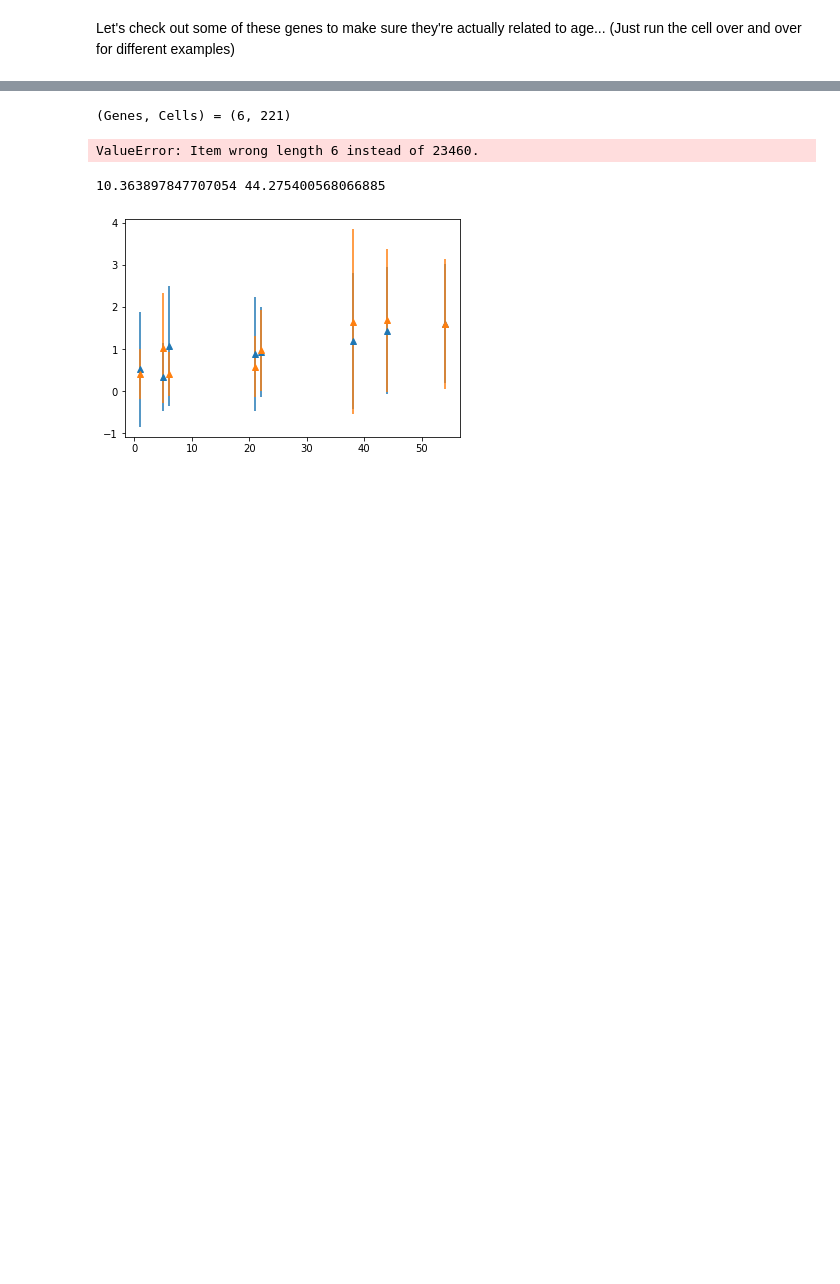
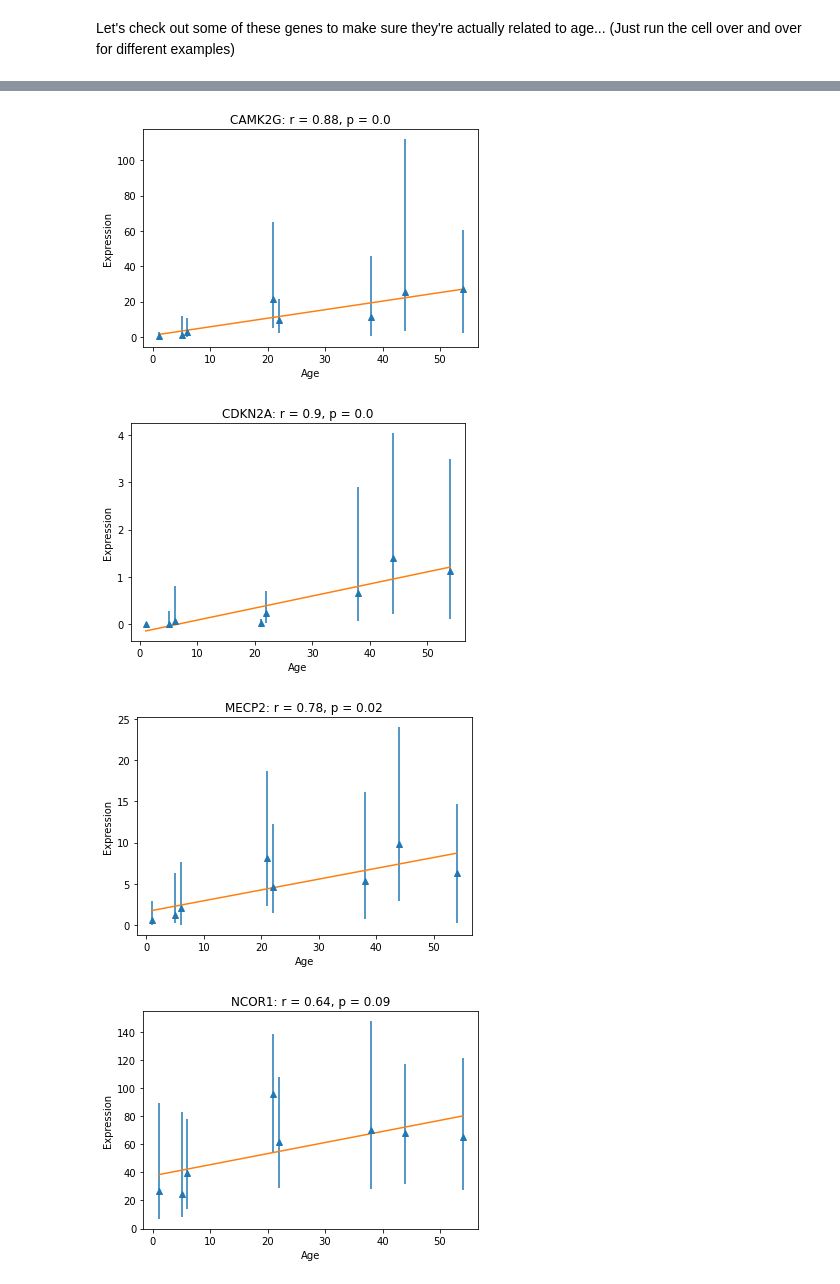
Before and after one commit to RARARARARARARARARARARARA/RNAseqAnalysis, a Jupyter notebook: ProcessingV0.ipynb, the cells around one changed output, grey strips where cells are left out. Drawn from its saved outputs; the diff is of its cells as text; code cells hidden in the pictures; blank space fills up the shorter version.

```diff
--- a/ProcessingV0.ipynb
+++ b/ProcessingV0.ipynb
@@ -205,10 +186,9 @@ This section will look for the subset of genes that are enriched in multiple pat
 # %%
 data = pd.read_csv('ReactomeDataV0.csv')
-targets = set(pd.read_csv('TargetGenesV0.txt',header=None)[0])
 
 gene2path = { i : [] for i in genes}
 for i , j , fdr in zip(data['Submitted entities found'],data['Pathway name'],data['Entities FDR']):
-    if fdr < 0.1:
+    if fdr < 0.05:
         for k in i.strip().split(';'):
             if k in gene2path:
                 gene2path[k] += [j]
@@ -242,32 +218,22 @@ Those are our 2 targets. Let's look at the data over time.
-# %%
-
-
-folder = 'DenoisedData/'
-stds = []
-means = []
-for i,f in enumerate(sorted(listdir(folder))):
-    df = pd.read_csv(folder+f,delimiter='\t')[ [i in possibletargets for i in df['Gene']] ]
-    counts = df[df.columns[1:]]
-    genes = df['Gene']
-    print('(Genes, Cells) =',counts.shape)
-    genemean = counts.mean(axis=1)
-    genestd = counts.std(axis=1)
-
-
-    stds += [genestd]
-    means += [genemean]
-
-stds = np.array(list(stds))
-means = np.array(list(means))
-# %% [output]
-(Genes, Cells) = (6, 221)
-ValueError: Item wrong length 6 instead of 23460.
-# %%
-t = [int(i[:2]) for i in sorted(listdir(folder))]
-plt.errorbar(t, means[:,0]/np.median(means[:,0]), stds[:,0]/np.median(means[:,0]), linestyle='None', marker='^')
-plt.errorbar(t, means[:,1]/np.median(means[:,1]), stds[:,1]/np.median(means[:,1]), linestyle='None', marker='^')
-print(np.std(means[:,1]),max(stds[:,1]))
-plt.show()
-# %% [output]
-10.363897847707054 44.275400568066885
-[figure, removed]
+# %%
+t = [int(i[:2]) for i in sorted(listdir(folder))]
+that = np.linspace(min(t),max(t),1000)
+for i,j in possibletargets.items():
+    m = meds[:,gene2ind[i]]
+    s = abs(m[:,np.newaxis] - iqrs[:,::-1,gene2ind[i]])
+
+    (r, p) = sp.stats.pearsonr(t, m)
+    poly = np.poly1d(np.polyfit(t, m, 1))
+    mhat = poly(that)
+
+    plt.errorbar(t, m, s.T, linestyle='None', marker='^')
+    plt.plot(that,mhat)
+    plt.title(f"{i}: r = {round(r,2)}, p = {round(p,2)}")
+    plt.xlabel('Age')
+    plt.ylabel('Expression')
+    plt.show()
+# %% [output]
+[figure, added]
+[figure, added]
+[figure, added]
+[figure, added]
```
Also changed, not shown: parts of 15 cells of this notebook, 5 other files.
